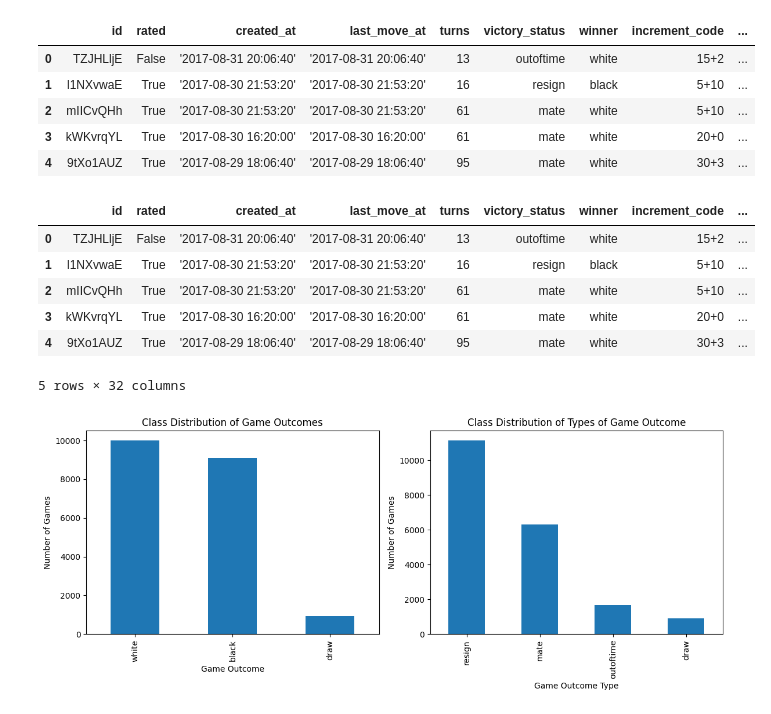
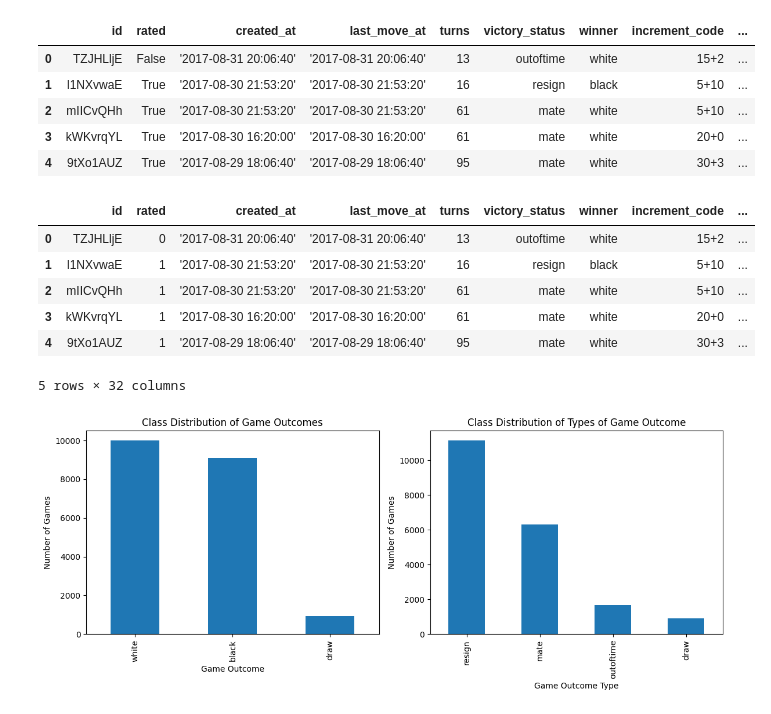
Before and after one commit to BrennanPS/484Team5, a Jupyter notebook: main.ipynb, the cells around one changed output. Drawn from its saved outputs; the diff is of its cells as text; code cells hidden in the pictures.

```diff
--- a/main.ipynb
+++ b/main.ipynb
@@ -48,42 +48,45 @@ dataset["opening_strategy"] = dataset["opening_eco"].str[0]
 
 
 #Feature Refinement (Convert features to values that can be used in analysis)
+
+#Convert boolean to integers
+dataset["rated"] = dataset["rated"].astype(str).str.lower().map({"true": 1, "false": 0})
 
 #Convert time to integers
 dataset["base_time"] = dataset["base_time"].astype(int)
 dataset["time_increment"] = dataset["time_increment"].astype(int)
 
 #Get unique values of opening code and victory type
 opening_strategy_values = dataset["opening_strategy"].unique()
 
 winner_values = dataset["winner"].unique()
 victory_status_values = dataset["victory_status"].unique()
 
 
 #Data encoding (Encode non-numeric feature data into representative values that can be used for anlaysis)
 
 #Create encoder to convert string data to binary array data
 encoder = OneHotEncoder(categories=[opening_strategy_values, winner_values, victory_status_values], handle_unknown="ignore", sparse_output=False)
 
 #Encode the data to unique values
 encoded_Data = encoder.fit_transform(dataset[["opening_strategy", "winner", "victory_status"]])
 
 #Create a dataframe from the encoded data to be appended to the dataset
 encoded_dataframe = pd.DataFrame(encoded_Data, columns=encoder.get_feature_names_out(["opening_strategy", "winner", "victory_status"]), index = dataset.index)
 
 #Append the encoded data to the dataset
 dataset = pd.concat([dataset, encoded_dataframe], axis=1)
 
 
 
 dataset.head()
 # %% [output]
 |  | id | rated | created_at | last_move_at | turns | victory_status | winner | increment_code | ... |
-| 0 | TZJHLljE | False | '2017-08-31 20:06:40' | '2017-08-31 20:06:40' | 13 | outoftime | white | 15+2 | ... |
-| 1 | l1NXvwaE | True | '2017-08-30 21:53:20' | '2017-08-30 21:53:20' | 16 | resign | black | 5+10 | ... |
-| 2 | mIICvQHh | True | '2017-08-30 21:53:20' | '2017-08-30 21:53:20' | 61 | mate | white | 5+10 | ... |
-| 3 | kWKvrqYL | True | '2017-08-30 16:20:00' | '2017-08-30 16:20:00' | 61 | mate | white | 20+0 | ... |
-| 4 | 9tXo1AUZ | True | '2017-08-29 18:06:40' | '2017-08-29 18:06:40' | 95 | mate | white | 30+3 | ... |
+| 0 | TZJHLljE | 0 | '2017-08-31 20:06:40' | '2017-08-31 20:06:40' | 13 | outoftime | white | 15+2 | ... |
+| 1 | l1NXvwaE | 1 | '2017-08-30 21:53:20' | '2017-08-30 21:53:20' | 16 | resign | black | 5+10 | ... |
+| 2 | mIICvQHh | 1 | '2017-08-30 21:53:20' | '2017-08-30 21:53:20' | 61 | mate | white | 5+10 | ... |
+| 3 | kWKvrqYL | 1 | '2017-08-30 16:20:00' | '2017-08-30 16:20:00' | 61 | mate | white | 20+0 | ... |
+| 4 | 9tXo1AUZ | 1 | '2017-08-29 18:06:40' | '2017-08-29 18:06:40' | 95 | mate | white | 30+3 | ... |
 5 rows × 32 columns
 # %%
 # get the number of each game outcome
```
Also changed, not shown: parts of 3 cells of this notebook.
